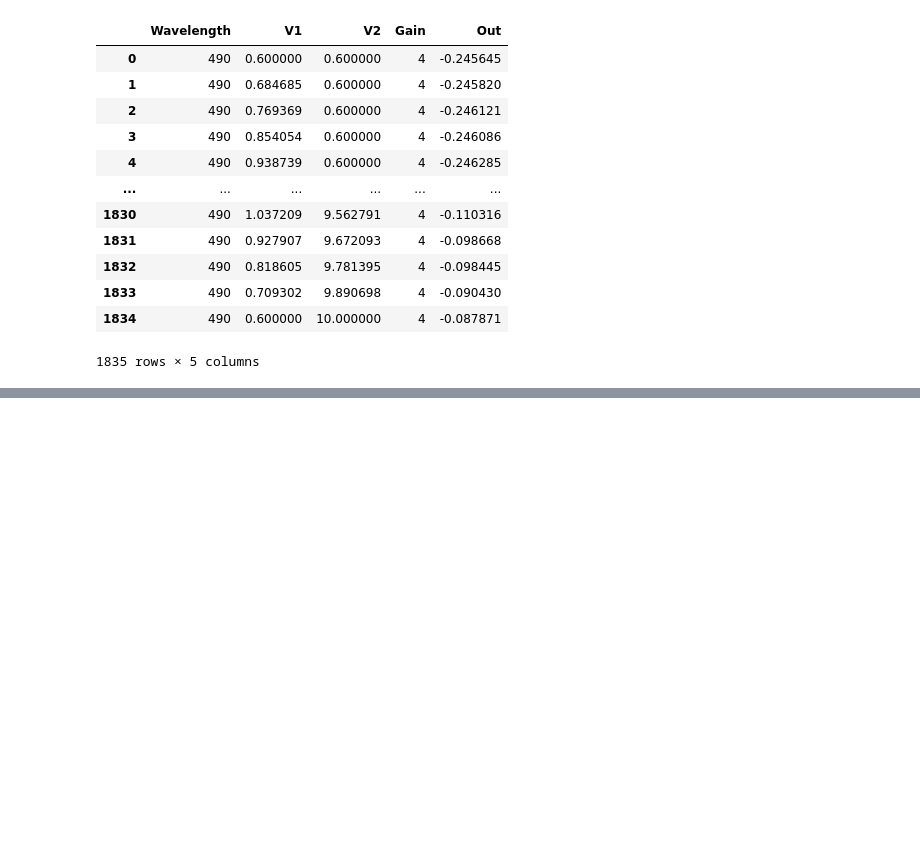
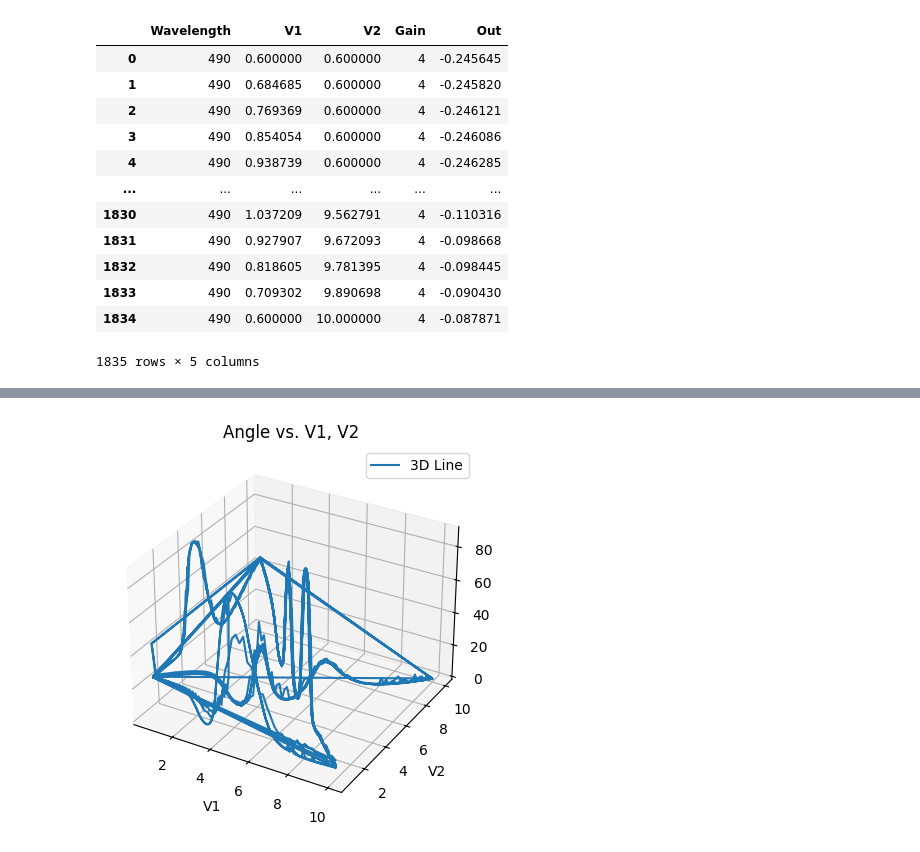
Before and after one commit to ubsuny/ML_LCVR-CP2P2024, a Jupyter notebook: single_wave_fit.ipynb, the cells around one changed output, grey strips where cells are left out. Drawn from its saved outputs; the diff is of its cells as text; code cells hidden in the pictures; blank space fills up the shorter version.

Commit message:
Added range finding for fixed V1

```diff
--- a/single_wave_fit.ipynb
+++ b/single_wave_fit.ipynb
@@ -33,0 +113,5 @@ z = combined_data['']
+# %%
+range = combined_data['Out'].max() - combined_data['Out'].min()
+scale = 90/range
+offset = abs(combined_data['Out'].min())
+combined_data['Angle'] = (combined_data['Out'] + offset)*scale
@@ -33,0 +133,15 @@ z = combined_data['']
+# %%
+fig = plt.figure()
+ax = fig.add_subplot(111, projection='3d')
+
+ax.plot(x, y, combined_data['Angle'], label='3D Line')
+
+ax.set_xlabel('V1')
+ax.set_ylabel('V2')
+ax.set_zlabel('Angle')
+ax.set_title('Angle vs. V1, V2')
+ax.legend()
+
+plt.show()
+# %% [output]
+[figure, added]
```
Also changed, not shown: parts of 19 cells of this notebook.
